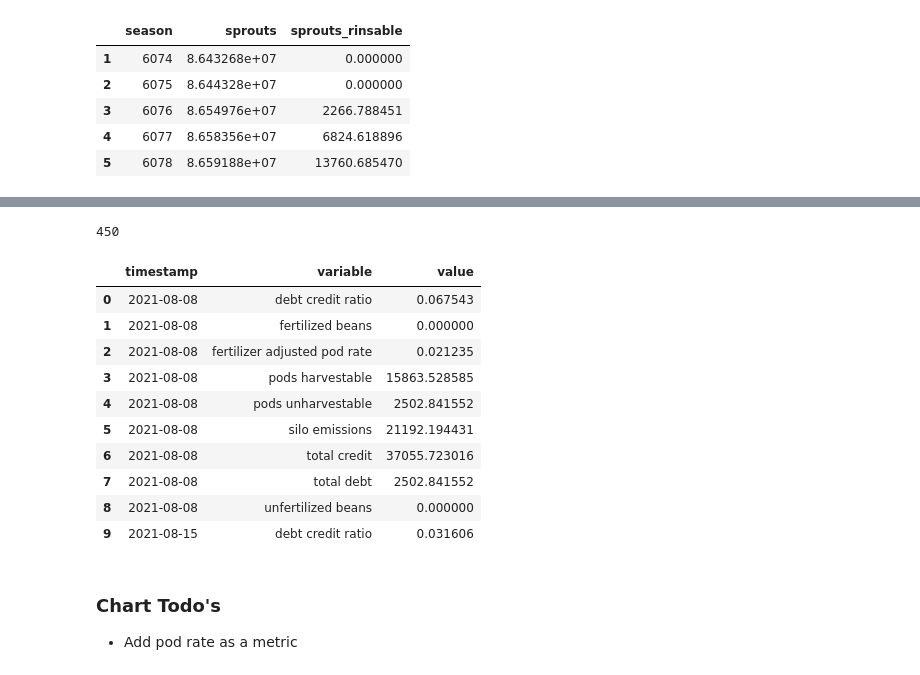
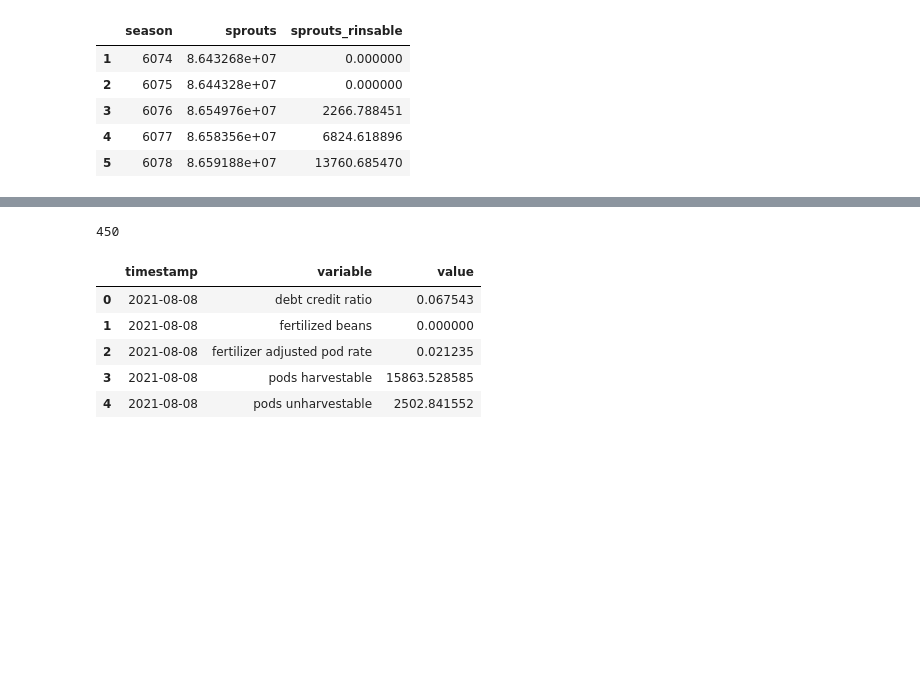
Before and after one commit to BeanstalkFarms/Beanstalk-Analytics, a Jupyter notebook: backend/src/notebooks/prod/credit_profile.ipynb, the cells around one changed output, grey strips where cells are left out. Cells and saved outputs as stored; diff of their text form; code cells hidden in the pictures; blank space fills up the shorter version.

```diff
--- a/backend/src/notebooks/prod/credit_profile.ipynb
+++ b/backend/src/notebooks/prod/credit_profile.ipynb
@@ -115,5 +115,4 @@ df.tail()
 # %%
-
 assert len(df) == len(df_szns)
 df = df.rename(columns={
     # credit components
@@ -145,49 +144,36 @@ metrics_credit = [
     'fertilized beans',
 ]
 metrics_debt = [
+    'pods unharvestable',
     'unfertilized beans',
-    'pods unharvestable',
 ]
 metrics_credit_debt_aggregate = [
     'total debt',
     'total credit',
 ]
 metrics_meta = [
     'debt credit ratio',
     'fertilizer adjusted pod rate',
 ]
 metrics = metrics_credit + metrics_debt + metrics_credit_debt_aggregate + metrics_meta
 columns = ['timestamp'] + metrics
 df = df[columns]
 df = df.resample("W", on="timestamp").last().reset_index()
-# df_mask = df['silo emissions'].isna()
-timestamp_min = df.timestamp.values[0]
-# timestamp_exploit = df[df_mask].timestamp.values[0]
-# timestamp_replant = df[df_mask].timestamp.values[-1]
 df = df.dropna()
 source = df.melt(
     id_vars=['timestamp'],
     value_vars=metrics,
 ).sort_values(["timestamp", "variable"]).reset_index(drop=True)
 print(len(source))
-source.head(10)
+source.head()
 # %% [output]
 450
 |  | timestamp | variable | value |
 | 0 | 2021-08-08 | debt credit ratio | 0.067543 |
 | 1 | 2021-08-08 | fertilized beans | 0.000000 |
 | 2 | 2021-08-08 | fertilizer adjusted pod rate | 0.021235 |
 | 3 | 2021-08-08 | pods harvestable | 15863.528585 |
 | 4 | 2021-08-08 | pods unharvestable | 2502.841552 |
-| 5 | 2021-08-08 | silo emissions | 21192.194431 |
-| 6 | 2021-08-08 | total credit | 37055.723016 |
-| 7 | 2021-08-08 | total debt | 2502.841552 |
-| 8 | 2021-08-08 | unfertilized beans | 0.000000 |
-| 9 | 2021-08-15 | debt credit ratio | 0.031606 |
-# %% [markdown]
-### Chart Todo's
-
-- Add pod rate as a metric
 # %%
 # alt.data_transformers.disable_max_rows()
 dropdown = alt.binding_select(
```
Also changed, not shown: parts of 6 cells of this notebook, 2 other files.
